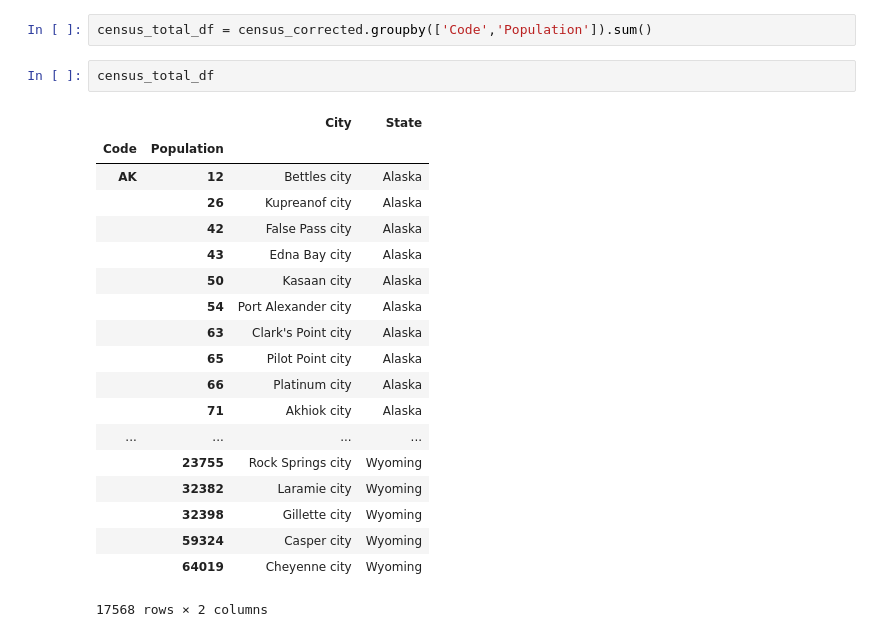
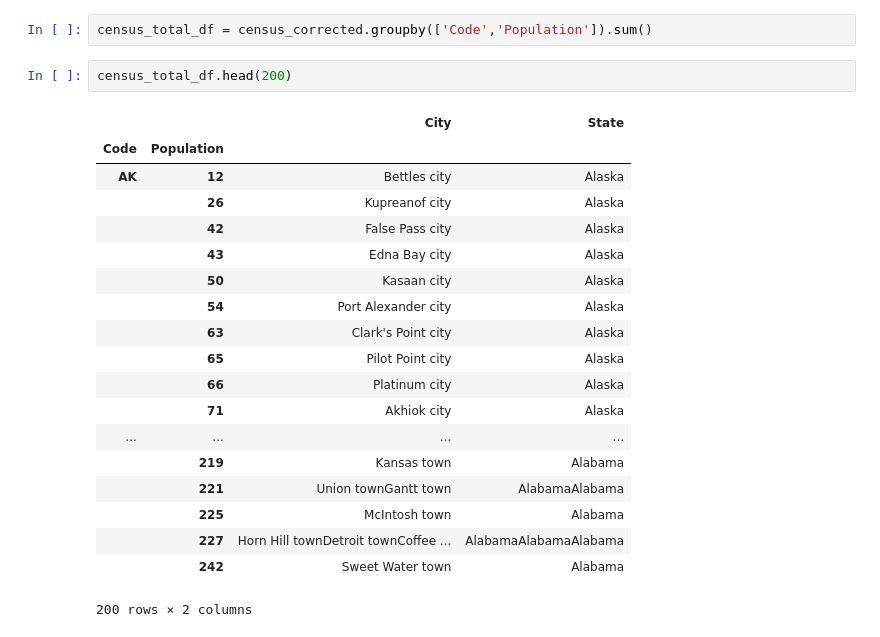
Before and after one commit to TurnpikeWarrior/Project_DissolvableData, a Jupyter notebook: Census_analysis.ipynb, the cells around one changed output. Saved outputs shown, nothing was run; the diff lists cells and outputs as text.

```diff
--- a/Census_analysis.ipynb
+++ b/Census_analysis.ipynb
@@ -183,24 +183,24 @@ memory usage: 762.1+ KB
 # %%
 census_total_df = census_corrected.groupby(['Code','Population']).sum()
 # %%
-census_total_df
+census_total_df.head(200)
 # %% [output]
 |  |  | City | State |
 | Code | Population |  |  |
 | AK | 12 | Bettles city | Alaska |
 |  | 26 | Kupreanof city | Alaska |
 |  | 42 | False Pass city | Alaska |
 |  | 43 | Edna Bay city | Alaska |
 |  | 50 | Kasaan city | Alaska |
 |  | 54 | Port Alexander city | Alaska |
 |  | 63 | Clark's Point city | Alaska |
 |  | 65 | Pilot Point city | Alaska |
 |  | 66 | Platinum city | Alaska |
 |  | 71 | Akhiok city | Alaska |
 | ... | ... | ... | ... |
-|  | 23755 | Rock Springs city | Wyoming |
-|  | 32382 | Laramie city | Wyoming |
-|  | 32398 | Gillette city | Wyoming |
-|  | 59324 | Casper city | Wyoming |
-|  | 64019 | Cheyenne city | Wyoming |
+|  | 219 | Kansas town | Alabama |
+|  | 221 | Union townGantt town | AlabamaAlabama |
+|  | 225 | McIntosh town | Alabama |
+|  | 227 | Horn Hill townDetroit townCoffee ... | AlabamaAlabamaAlabama |
+|  | 242 | Sweet Water town | Alabama |
-17568 rows × 2 columns
+200 rows × 2 columns
```
Also changed, not shown: 3 other files.
